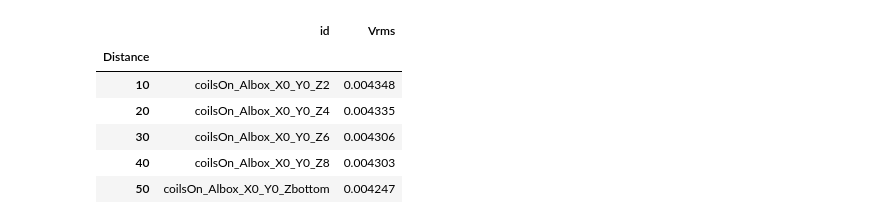
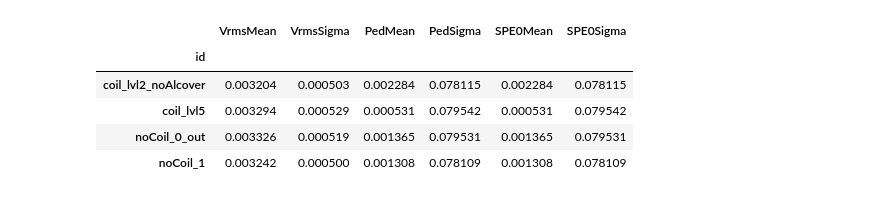
Before and after one commit to alinegt/proyectitosWChava, a Jupyter notebook: SPE/PlotParams.ipynb, the cells around one changed output. Drawn from its saved outputs; the diff is of its cells as text; code cells hidden in the pictures.

```diff
--- a/SPE/PlotParams.ipynb
+++ b/SPE/PlotParams.ipynb
@@ -7,18 +7,17 @@ plt.rcParams['figure.dpi'] = 100 # 200 e.g. is really fine, but slower
 plt.rcParams.update({'font.size': 18})
 # %%
-df=pd.read_csv("./data/SPEparam/noCoil.dat", header=None, sep=" ", usecols=[0,1],names=["id","Vrms"])
+df=pd.read_csv("./data/SPEparam/Coil_noCoil_optFiber2.dat", header=None, sep=" ", usecols=[0,1,2,3,4,5,6,7],names=["id","VrmsMean","VrmsSigma", "PedMean", "PedSigma", "SPE0Mean", "SPE0Sigma", "Occupancy" ])
 
-dist=[10,20,30,40,50]
-df.insert(loc=0, column="Distance",value=dist)
-df=df.set_index("Distance")
+# dist=[10,20,30,40,50]
+# df.insert(loc=0, column="Distance",value=dist)
+df=df.set_index("id")
 
 
 df
 # %% [output]
-|  | id | Vrms |
-| Distance |  |  |
-| 10 | coilsOn_Albox_X0_Y0_Z2 | 0.004348 |
-| 20 | coilsOn_Albox_X0_Y0_Z4 | 0.004335 |
-| 30 | coilsOn_Albox_X0_Y0_Z6 | 0.004306 |
-| 40 | coilsOn_Albox_X0_Y0_Z8 | 0.004303 |
-| 50 | coilsOn_Albox_X0_Y0_Zbottom | 0.004247 |
+|  | VrmsMean | VrmsSigma | PedMean | PedSigma | SPE0Mean | SPE0Sigma |
+| id |  |  |  |  |  |  |
+| coil_lvl2_noAlcover | 0.003204 | 0.000503 | 0.002284 | 0.078115 | 0.002284 | 0.078115 |
+| coil_lvl5 | 0.003294 | 0.000529 | 0.000531 | 0.079542 | 0.000531 | 0.079542 |
+| noCoil_0_out | 0.003326 | 0.000519 | 0.001365 | 0.079531 | 0.001365 | 0.079531 |
+| noCoil_1 | 0.003242 | 0.000500 | 0.001308 | 0.078109 | 0.001308 | 0.078109 |
```
Also changed, not shown: parts of 5 cells of this notebook, 7 other files.
